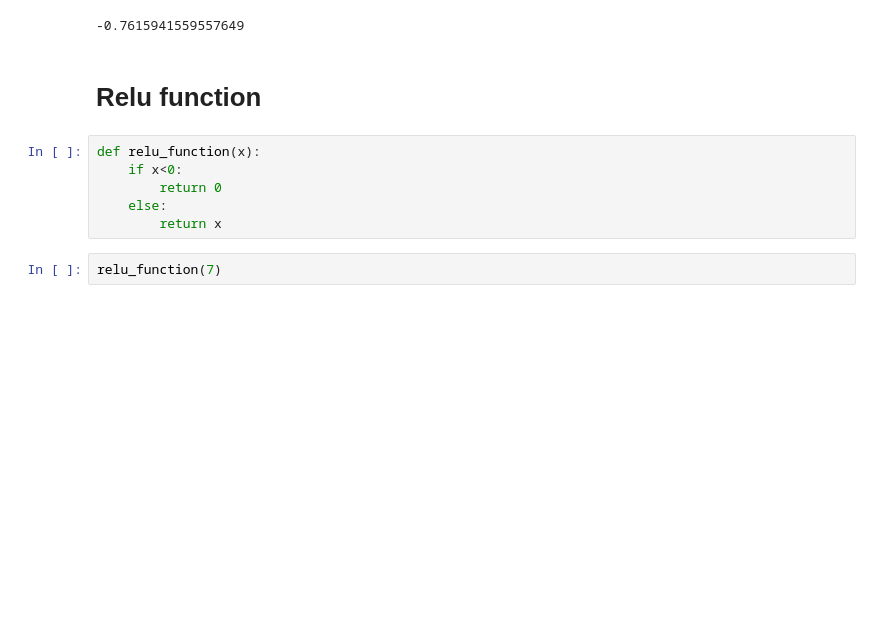
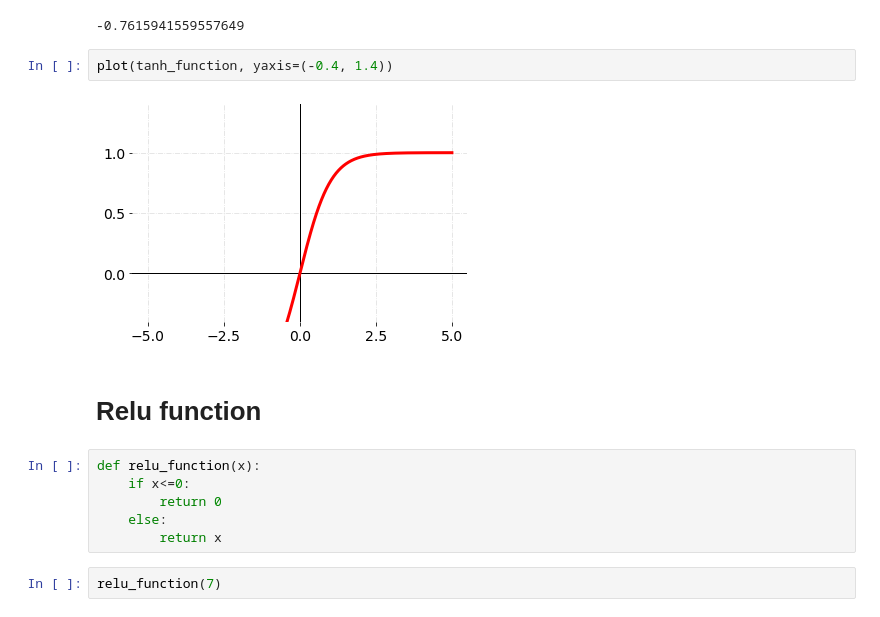
Before and after one commit to lkknoldus/python_codes, a Jupyter notebook: activation_function.ipynb, the cells around one changed output. Saved outputs shown, nothing was run; the diff lists cells and outputs as text; blank space fills up the shorter version.

```diff
--- a/activation_function.ipynb
+++ b/activation_function.ipynb
@@ -58,11 +93,15 @@ tanh_function(0.5)
  tanh_function(-1)
 # %% [output]
 -0.7615941559557649
+# %%
+plot(tanh_function, yaxis=(-0.4, 1.4))
+# %% [output]
+[figure, added]
 # %% [markdown]
 # Relu function
 # %%
 def relu_function(x):
-    if x<0:
+    if x<=0:
         return 0
     else:
         return x
```
Also changed, not shown: parts of 14 cells of this notebook.
